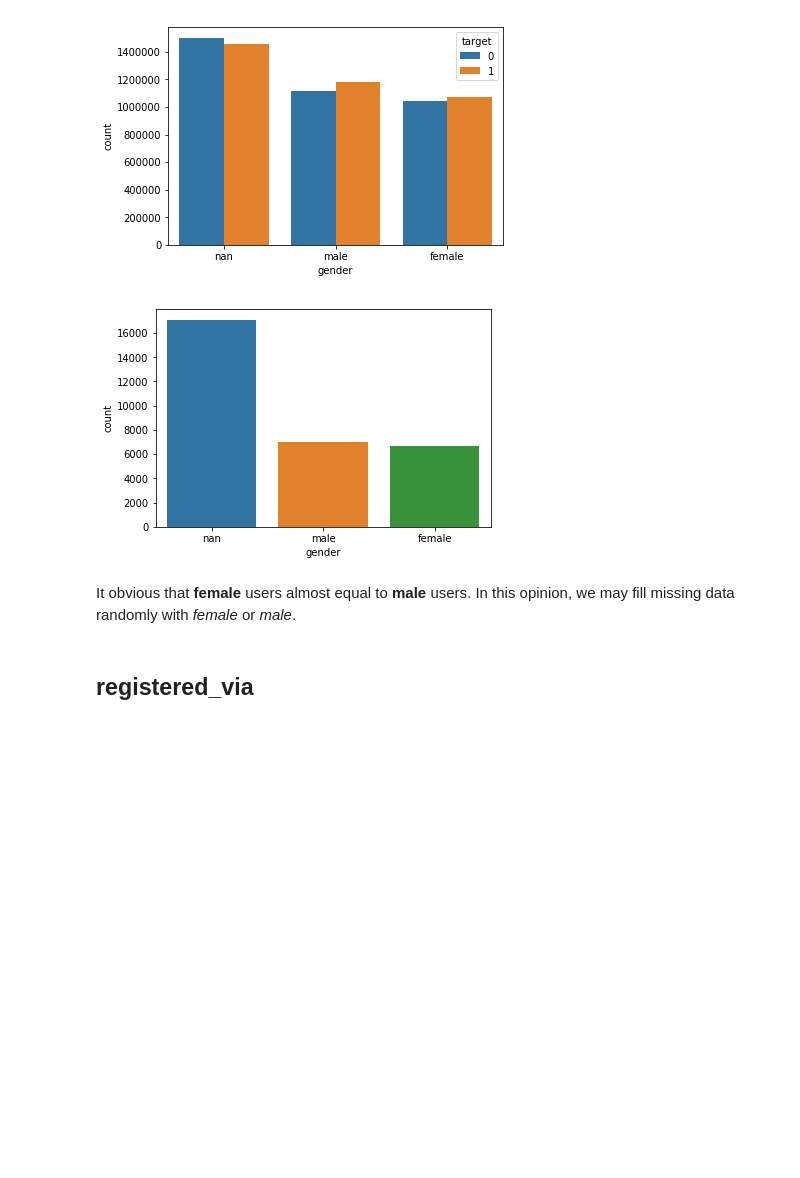
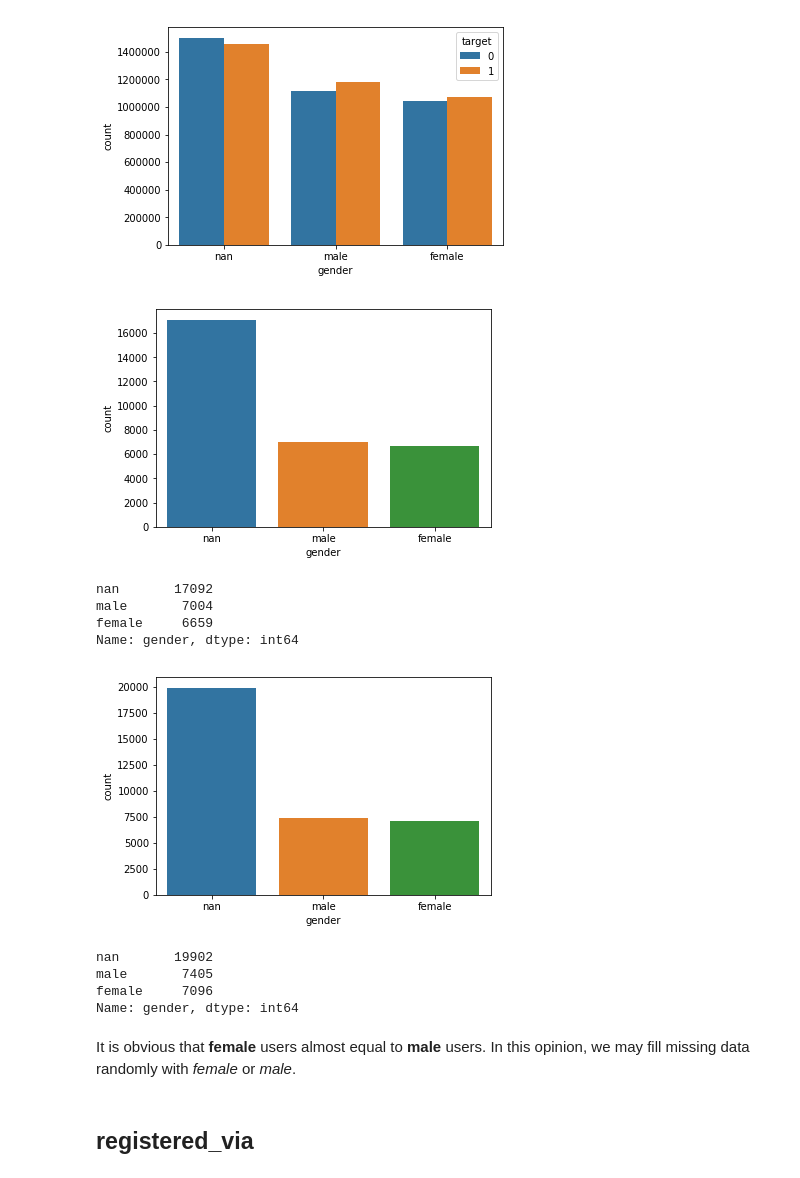
Before and after one commit to dsmilab/WSDM2018-KKBox-MRC, a Jupyter notebook: exploration_member.ipynb, the cells around one changed output. Saved outputs shown, nothing was run; the diff lists cells and outputs as text; code cells hidden in the pictures; blank space fills up the shorter version.

```diff
--- a/exploration_member.ipynb
+++ b/exploration_member.ipynb
@@ -148,12 +148,27 @@ plt.show()
 # %% [output]
 [figure]
 # %%
-count_df = train_df[['msno', 'gender', 'target']].drop_duplicates('msno')
+count_df = train_df[['msno', 'gender']].drop_duplicates('msno')
 sns.countplot(x='gender', data=count_df, order=count_df['gender'].value_counts().index)
 plt.show()
+print(count_df['gender'].value_counts())
+
+count_df = members_df[['msno', 'gender']].fillna('nan').drop_duplicates('msno')
+sns.countplot(x='gender', data=count_df, order=count_df['gender'].value_counts().index)
+plt.show()
+print(count_df['gender'].value_counts())
 # %% [output]
 [figure]
+nan       17092
+male       7004
+female     6659
+Name: gender, dtype: int64
+[figure, added]
+nan       19902
+male       7405
+female     7096
+Name: gender, dtype: int64
 # %% [markdown]
-It obvious that **female** users almost equal to **male** users. In this opinion, we may fill missing data randomly with *female* or *male*.
+It is obvious that **female** users almost equal to **male** users. In this opinion, we may fill missing data randomly with *female* or *male*.
 # %% [markdown]
 ## registered_via
```
Also changed, not shown: parts of 7 cells of this notebook.
